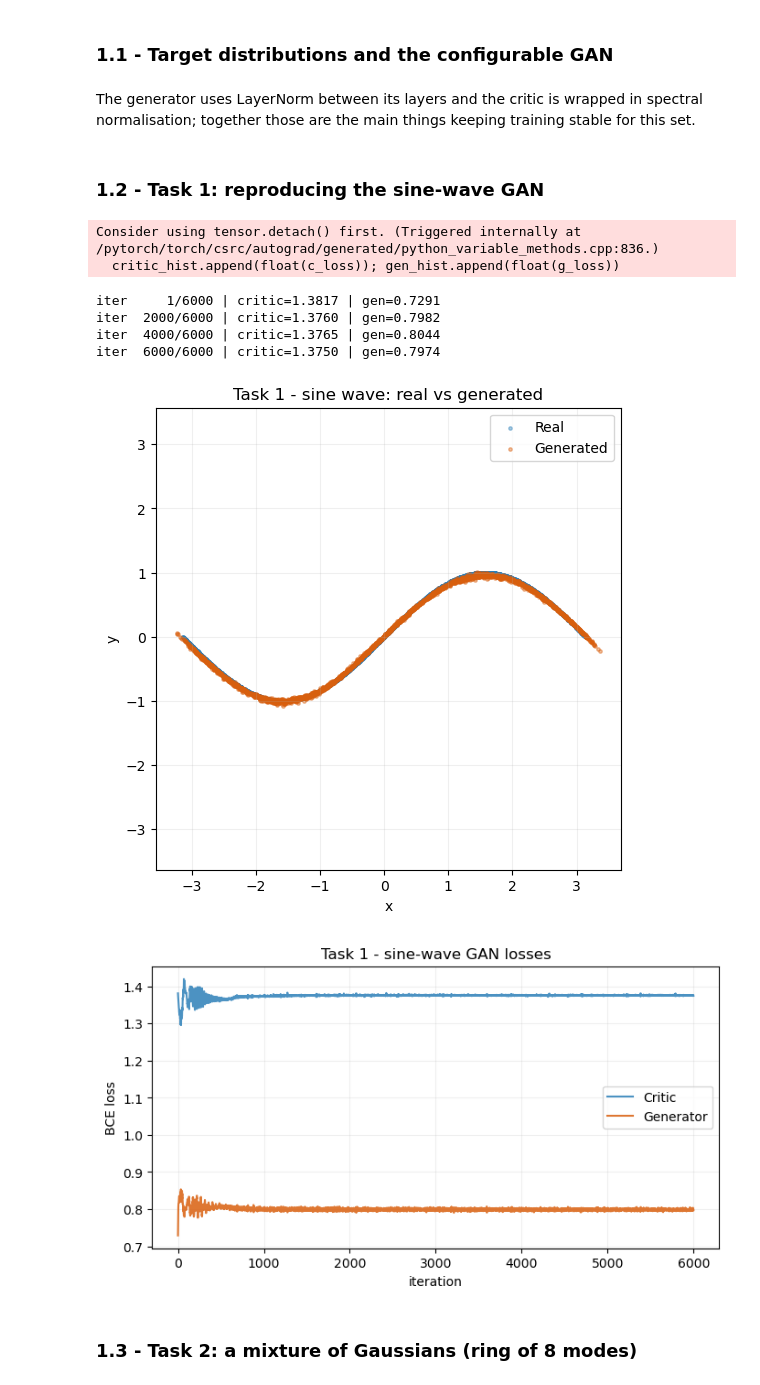
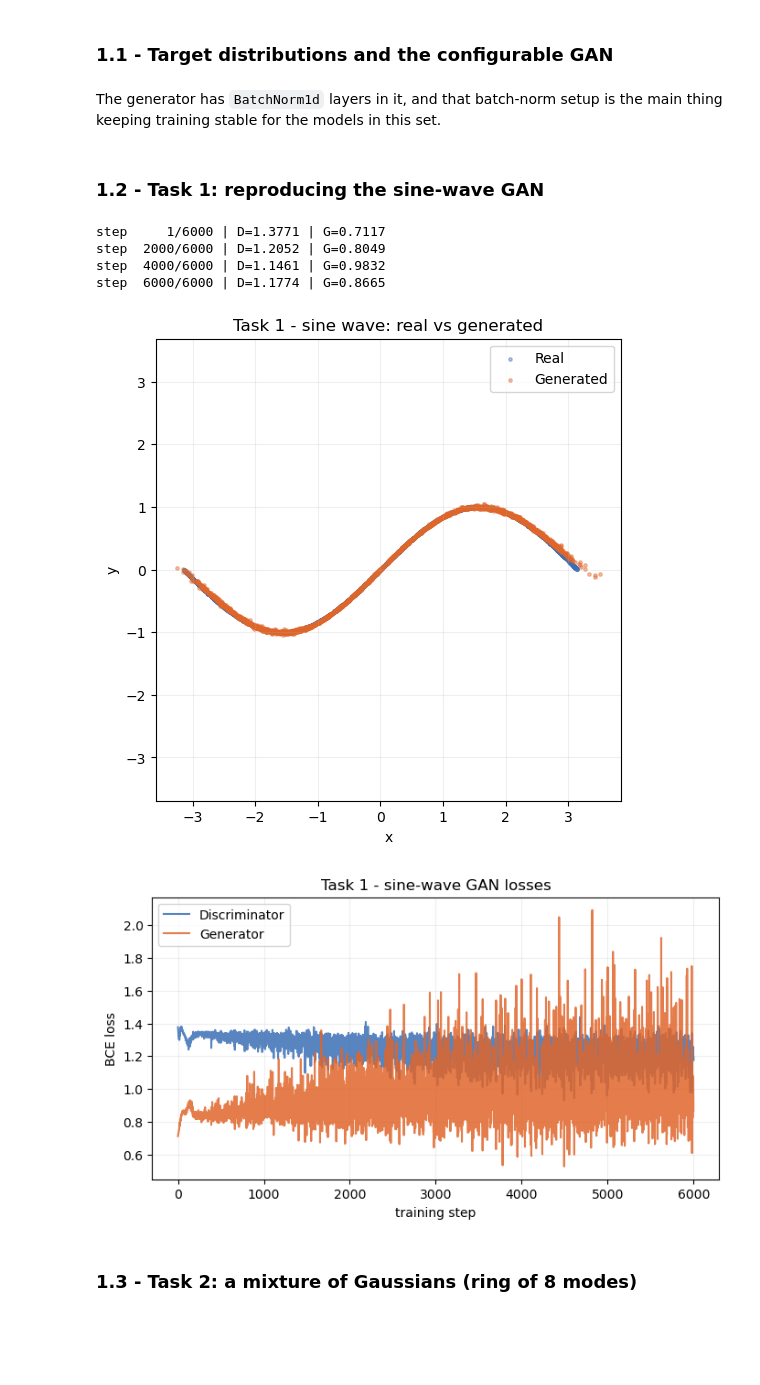
Before and after one commit to nithinreddy2003/GAN_Assignments, a Jupyter notebook: Set 5/GAN_Assignment_Set5_Final.ipynb, the cells around one changed output. Cells and saved outputs as stored; diff of their text form; code cells hidden in the pictures; blank space fills up the shorter version.

```diff
--- a/Set 5/GAN_Assignment_Set5_Final.ipynb
+++ b/Set 5/GAN_Assignment_Set5_Final.ipynb
@@ -121,3 +131,3 @@ def pick_activation(key):
 # %% [markdown]
-The generator uses LayerNorm between its layers and the critic is wrapped in spectral normalisation; together those are the main things keeping training stable for this set.
+The generator has `BatchNorm1d` layers in it, and that batch-norm setup is the main thing keeping training stable for the models in this set.
 # %%
@@ -178,21 +197,20 @@ class Synthetic2DGAN:
 # %% [markdown]
 ### 1.2 - Task 1: reproducing the sine-wave GAN
 # %%
-set_all_seeds()
-sine_gan = Synthetic2DGAN()
-sine_c, sine_g = sine_gan.fit(sine_batch, iters=6000)
-plot_clouds(sine_batch(2000).numpy(), sine_gan.sample(2000),
-            "Task 1 - sine wave: real vs generated", "part1_task1_sine.png")
-plot_curves(sine_c, sine_g, "Task 1 - sine-wave GAN losses", "part1_task1_sine_loss.png")
+set_global_seed()
+sine_g = Generator2D(hidden=P1_HIDDEN, depth=P1_DEPTH, activation=P1_GEN_ACT)
+sine_d = Discriminator2D(hidden=P1_HIDDEN, depth=P1_DEPTH, activation=P1_DISC_ACT)
+sine_dh, sine_gh = fit_2d_gan(make_sine_samples, sine_g, sine_d, steps=6000)
+plot_scatter_2d(make_sine_samples(2000).numpy(), sample_2d_points(sine_g, 2000),
+           "Task 1 - sine wave: real vs generated", "part1_task1_sine.png")
+plot_training_losses(sine_dh, sine_gh, "Task 1 - sine-wave GAN losses", "part1_task1_sine_loss.png")
 # %% [output]
-Consider using tensor.detach() first. (Triggered internally at /pytorch/torch/csrc/autograd/generated/python_variable_methods.cpp:836.)
-  critic_hist.append(float(c_loss)); gen_hist.append(float(g_loss))
+step     1/6000 | D=1.3771 | G=0.7117
+step  2000/6000 | D=1.2052 | G=0.8049
+step  4000/6000 | D=1.1461 | G=0.9832
+step  6000/6000 | D=1.1774 | G=0.8665
-iter     1/6000 | critic=1.3817 | gen=0.7291
-iter  2000/6000 | critic=1.3760 | gen=0.7982
-iter  4000/6000 | critic=1.3765 | gen=0.8044
-iter  6000/6000 | critic=1.3750 | gen=0.7974
-[figure, old version]
+[figure, new version]
-[figure, old version]
+[figure, new version]
 # %% [markdown]
 ### 1.3 - Task 2: a mixture of Gaussians (ring of 8 modes)
 # %%
```
Also changed, not shown: parts of 53 cells of this notebook.
